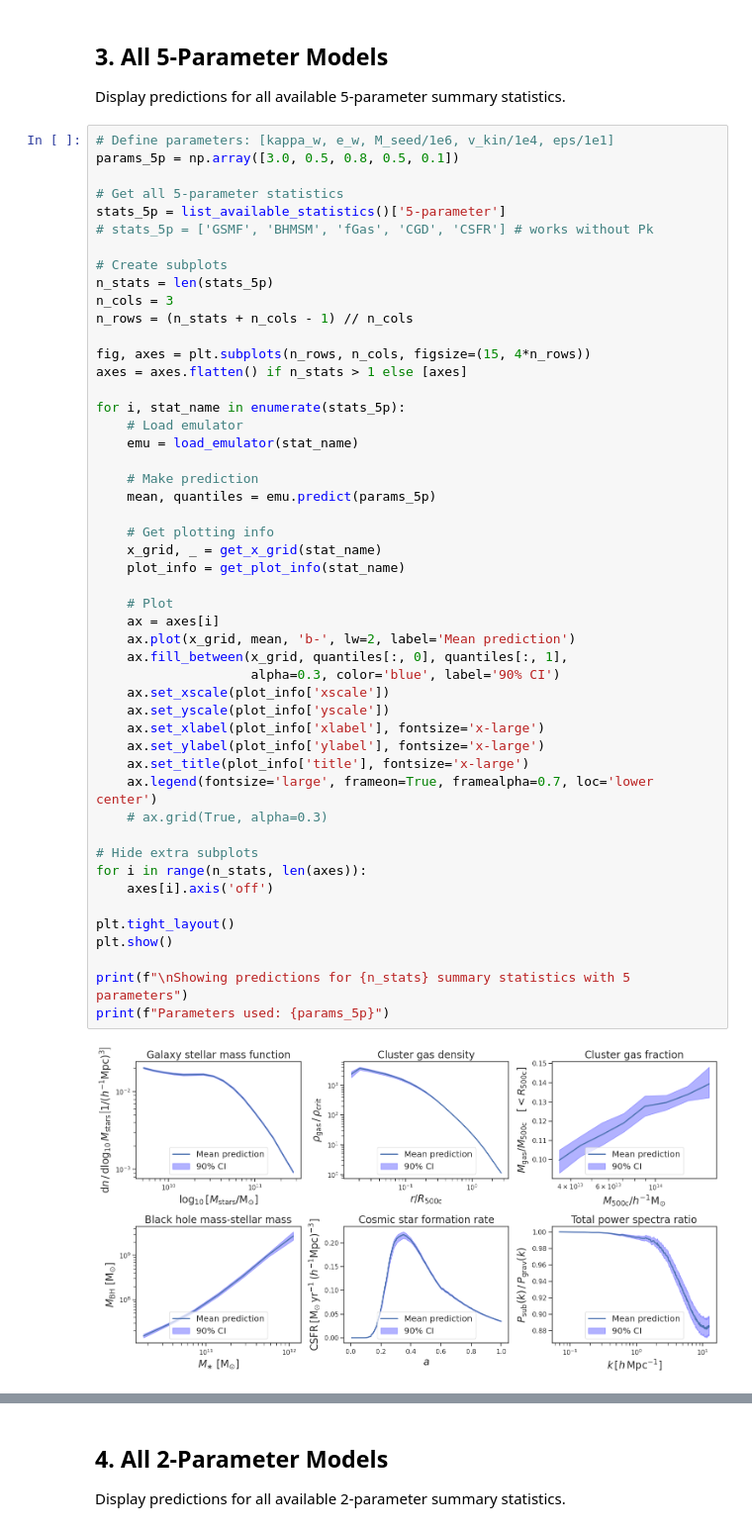
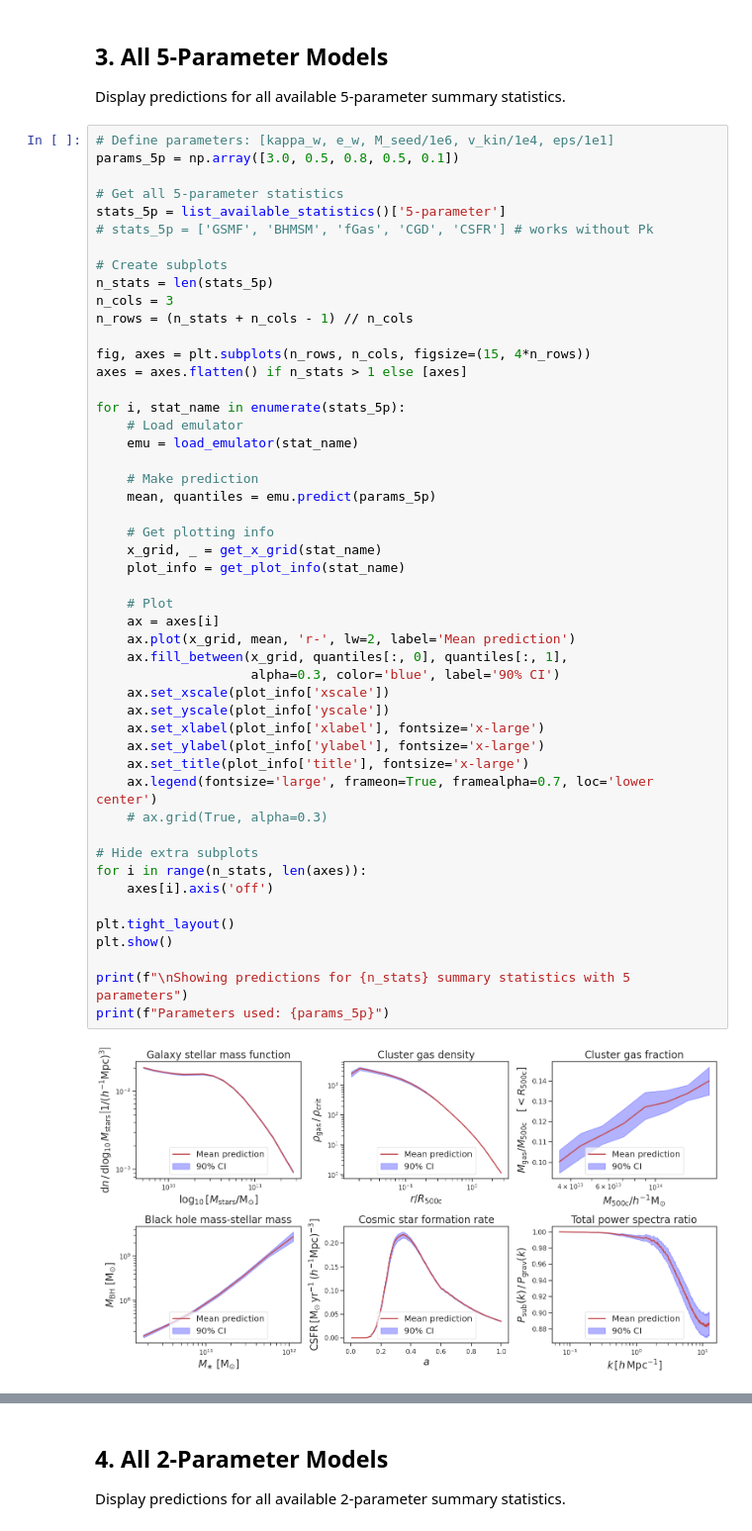
Before and after one commit to nesar/subgrid_emu, a Jupyter notebook: examples/basic_usage.ipynb, the cells around one changed output, grey strips where cells are left out. Shown at 99% size. Cells and saved outputs as stored; diff of their text form.

```diff
--- a/examples/basic_usage.ipynb
+++ b/examples/basic_usage.ipynb
@@ -124,35 +124,35 @@ for i, stat_name in enumerate(stats_5p):
 
     # Make prediction
     mean, quantiles = emu.predict(params_5p)
 
     # Get plotting info
     x_grid, _ = get_x_grid(stat_name)
     plot_info = get_plot_info(stat_name)
 
     # Plot
     ax = axes[i]
-    ax.plot(x_grid, mean, 'b-', lw=2, label='Mean prediction')
+    ax.plot(x_grid, mean, 'r-', lw=2, label='Mean prediction')
     ax.fill_between(x_grid, quantiles[:, 0], quantiles[:, 1],
                     alpha=0.3, color='blue', label='90% CI')
     ax.set_xscale(plot_info['xscale'])
     ax.set_yscale(plot_info['yscale'])
     ax.set_xlabel(plot_info['xlabel'], fontsize='x-large')
     ax.set_ylabel(plot_info['ylabel'], fontsize='x-large')
     ax.set_title(plot_info['title'], fontsize='x-large')
     ax.legend(fontsize='large', frameon=True, framealpha=0.7, loc='lower center')
     # ax.grid(True, alpha=0.3)
 
 # Hide extra subplots
 for i in range(n_stats, len(axes)):
     axes[i].axis('off')
 
 plt.tight_layout()
 plt.show()
 
 print(f"\nShowing predictions for {n_stats} summary statistics with 5 parameters")
 print(f"Parameters used: {params_5p}")
 # %% [output]
-[figure, old version]
+[figure, new version]
 Showing predictions for 6 summary statistics with 5 parameters
 Parameters used: [3.  0.5 0.8 0.5 0.1]
 # %% [markdown]
```
Also changed, not shown: parts of 4 cells of this notebook.
